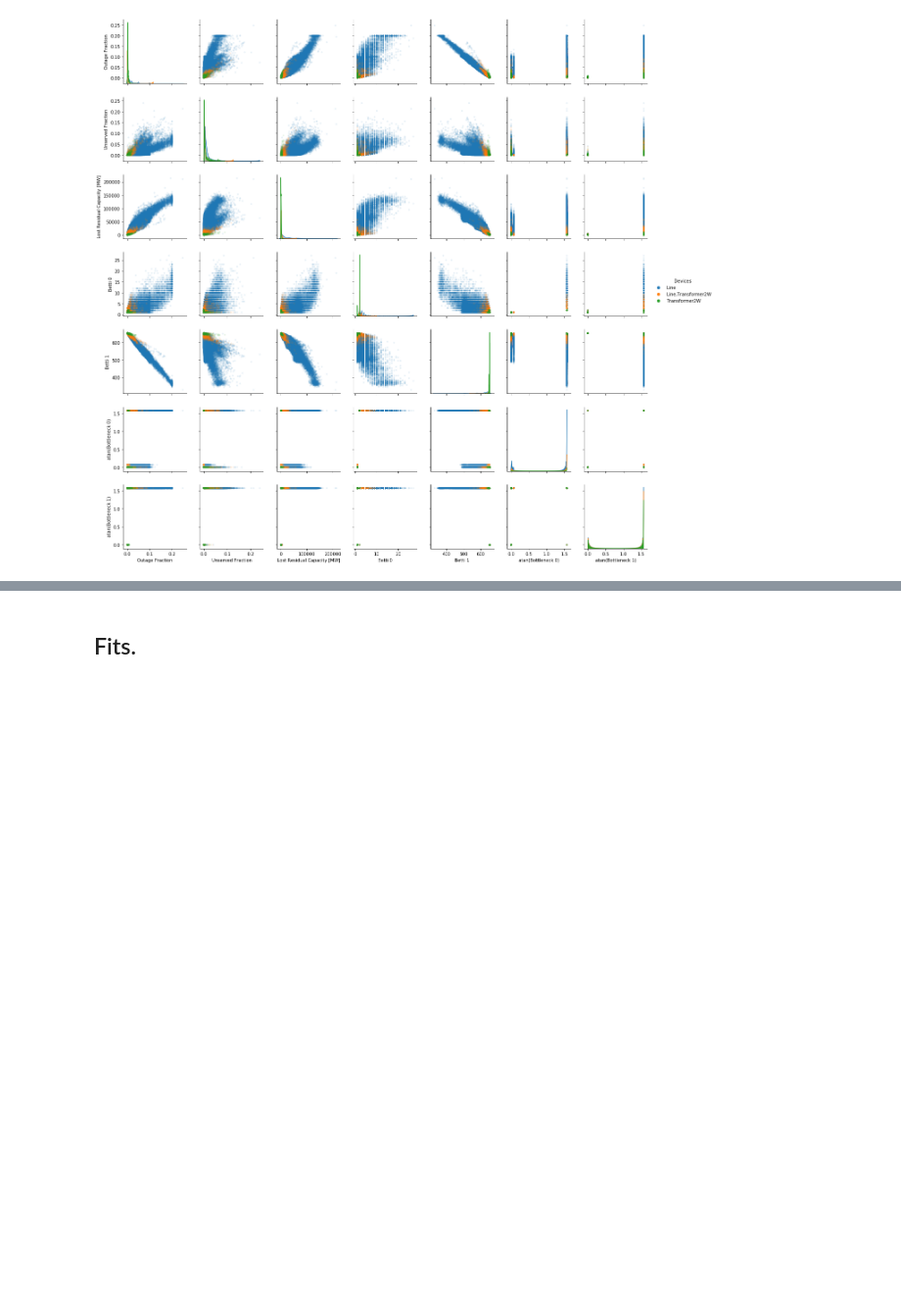
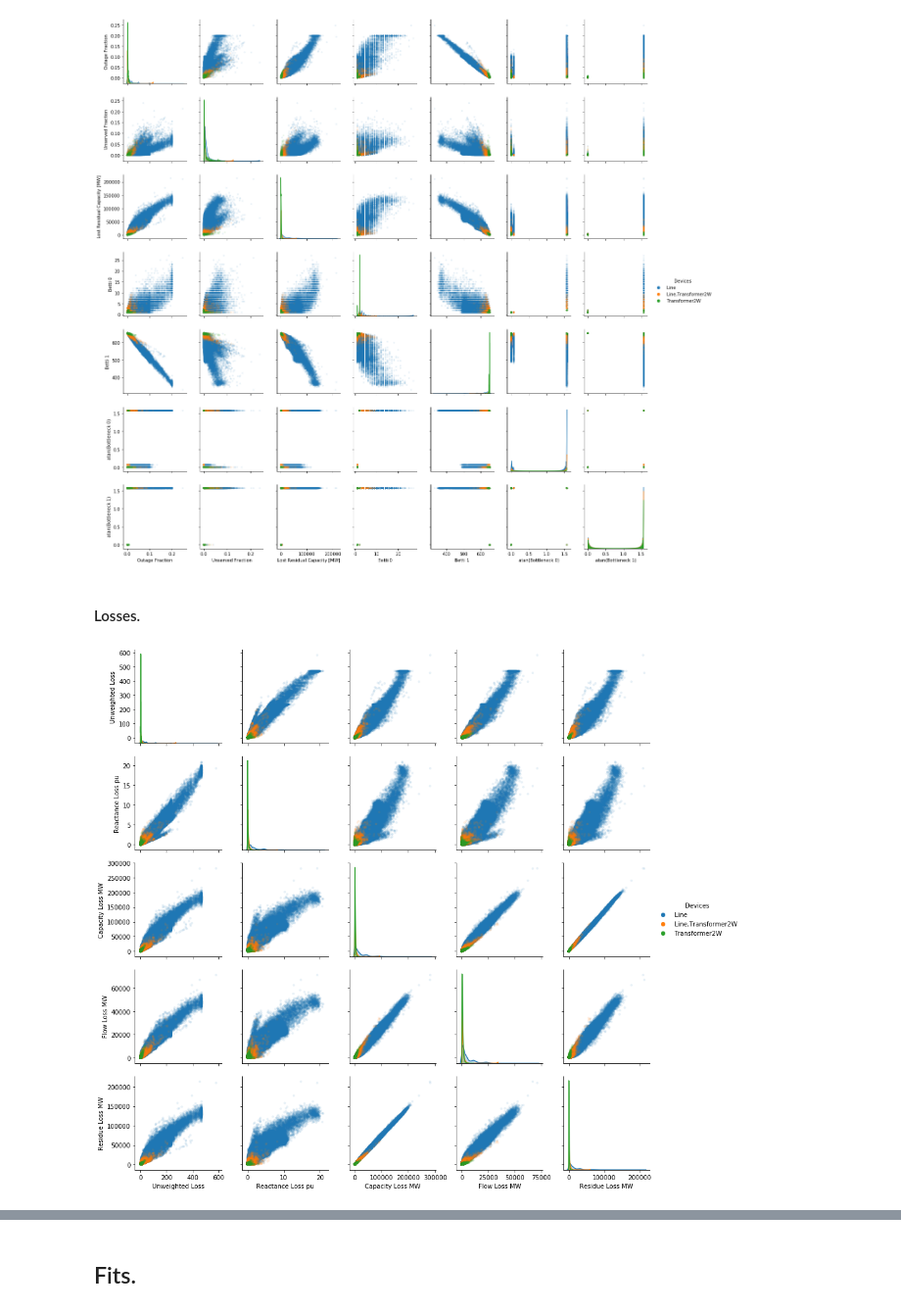
Before and after one commit to NREL/tda-ps, a Jupyter notebook: jsm-2020/results/figures.ipynb, the cells around one changed output, grey strips where cells are left out. Shown at 98% size. Cells and saved outputs as stored; diff of their text form; code cells hidden in the pictures; blank space fills up the shorter version.

Commit message:
added figure

```diff
--- a/jsm-2020/results/figures.ipynb
+++ b/jsm-2020/results/figures.ipynb
@@ -262,3 +262,28 @@ g = pairplot("Residue", "Residue Loss MW", "Lost Residual Capacity [MW]", None)
 [figure]
 # %%
 g.savefig("pairs-residue.png")
+# %% [markdown]
+#### Losses.
+# %%
+g = sb.pairplot(
+    data = z,
+    vars = [
+        "Unweighted Loss",
+        "Reactance Loss pu",
+        "Capacity Loss MW",
+        "Flow Loss MW",
+        "Residue Loss MW",
+    ],
+    hue = "Devices",
+    plot_kws = {
+        "s"         : 15    ,
+        "alpha"     : 0.1   ,
+        "edgecolor" : "none",
+    },
+)
+for lh in g._legend.legendHandles:
+    lh.set_alpha(1)
+    lh._sizes = [50]
+g.savefig("losses.png")
+# %% [output]
+[figure, added]
```
Also changed, not shown: parts of 10 cells of this notebook.
